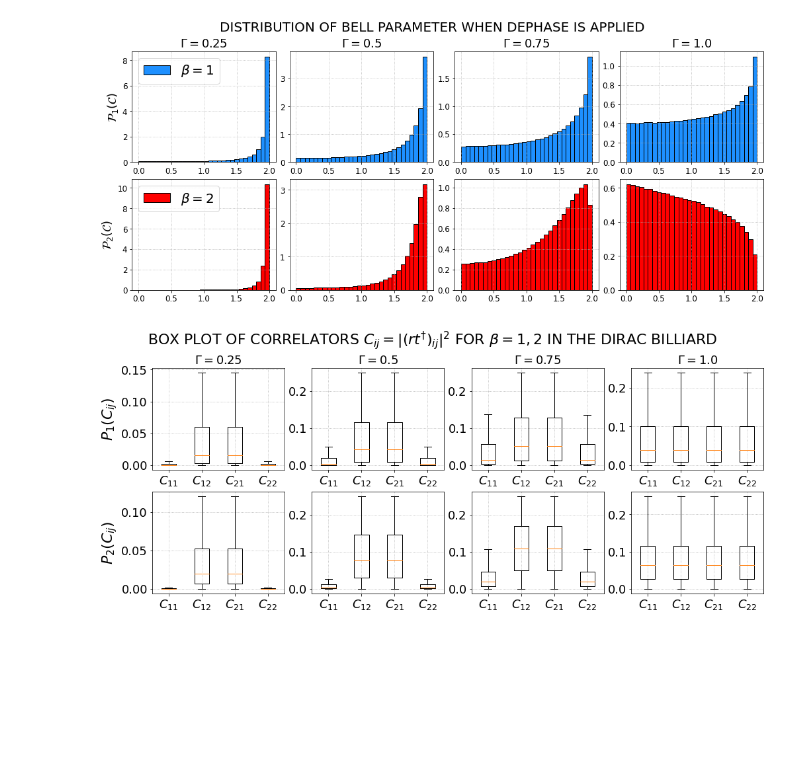
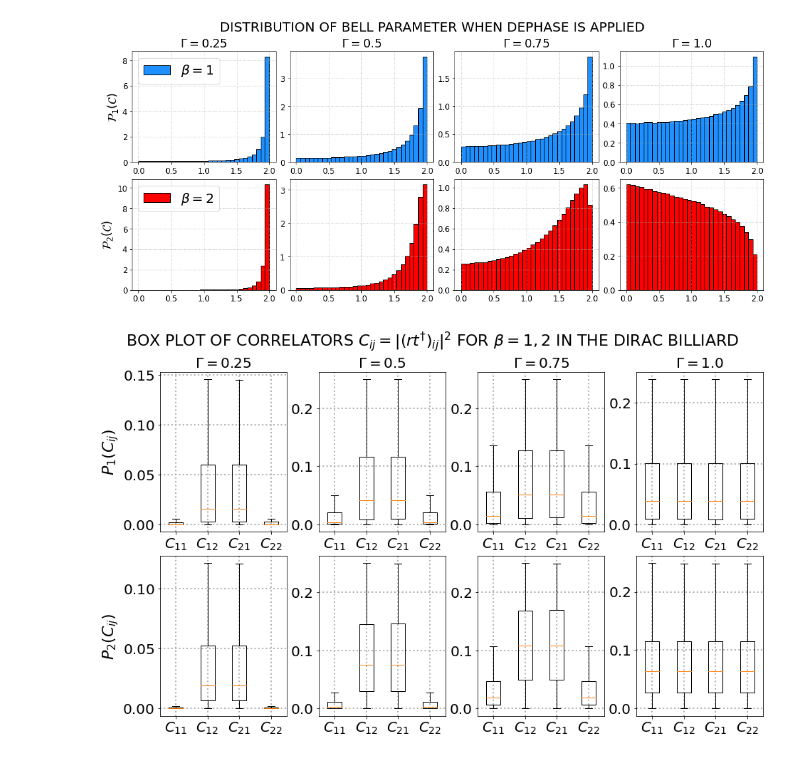
Before and after one commit to Rafffaelb/Dirac_Billiard, a Jupyter notebook: Chiral/Data_Analysis/Dirac_Bell_Parameter.ipynb, the cells around one changed output. Saved outputs shown, nothing was run; the diff lists cells and outputs as text; code cells hidden in the pictures; blank space fills up the shorter version.

Commit message:
Updating Bell Parameter jupyter notebook file

```diff
--- a/Chiral/Data_Analysis/Dirac_Bell_Parameter.ipynb
+++ b/Chiral/Data_Analysis/Dirac_Bell_Parameter.ipynb
@@ -560,29 +560,29 @@ for j in range(0,4):
 # %% [output]
 [figure]
 # %%
-fig, axs = plt.subplots(2,4, figsize = (14,6), constrained_layout = True, facecolor = 'w')
+fig, axs = plt.subplots(2,4, figsize = (13,8), constrained_layout = True, facecolor = 'w')
 
 fig.suptitle(r'BOX PLOT OF CORRELATORS $C_{ij} = |(rt^{\dagger})_{ij}|^2$ FOR $\beta = 1, 2$ IN THE DIRAC BILLIARD', fontsize = 22)
 
 columns_my_order = [r'$C_{11}$', r'$C_{12}$', r'$C_{21}$', r'$C_{22}$']
 
 for j in range(0,4):
 
     gamma_idx = 5*j+5
 
     gamma_value = 0.25*gamma_idx/5
 
     axs[0,j].boxplot([C11_O[:,gamma_idx], C12_O[:,gamma_idx], C21_O[:,gamma_idx], C22_O[:,gamma_idx]], showfliers = False)
     axs[1,j].boxplot([C11_U[:,gamma_idx], C12_U[:,gamma_idx], C21_U[:,gamma_idx], C22_U[:,gamma_idx]], showfliers = False)
 
-    axs[0,j].set_title(r'$\Gamma = $'+ str(gamma_value), fontsize = 18)
+    axs[0,j].set_title(r'$\Gamma = $'+ str(gamma_value), fontsize = 20)
 
     axs[0,0].set_ylabel(r'$P_{1}(C_{ij})$', fontsize = 22)
     axs[1,0].set_ylabel(r'$P_{2}(C_{ij})$', fontsize = 22)
 
     for i in range(0,2):
-        axs[i,j].grid(linestyle=':')
-        axs[i,j].tick_params(axis = 'both', which = 'major', labelsize = 18)
+        axs[i,j].grid(linestyle=':', linewidth = 2)
+        axs[i,j].tick_params(axis = 'both', which = 'major', labelsize = 20)
         axs[i,j].set_xticklabels(columns_my_order)
 # %% [output]
-[figure, old version]
+[figure, new version]
```
Also changed, not shown: 1 other file.
